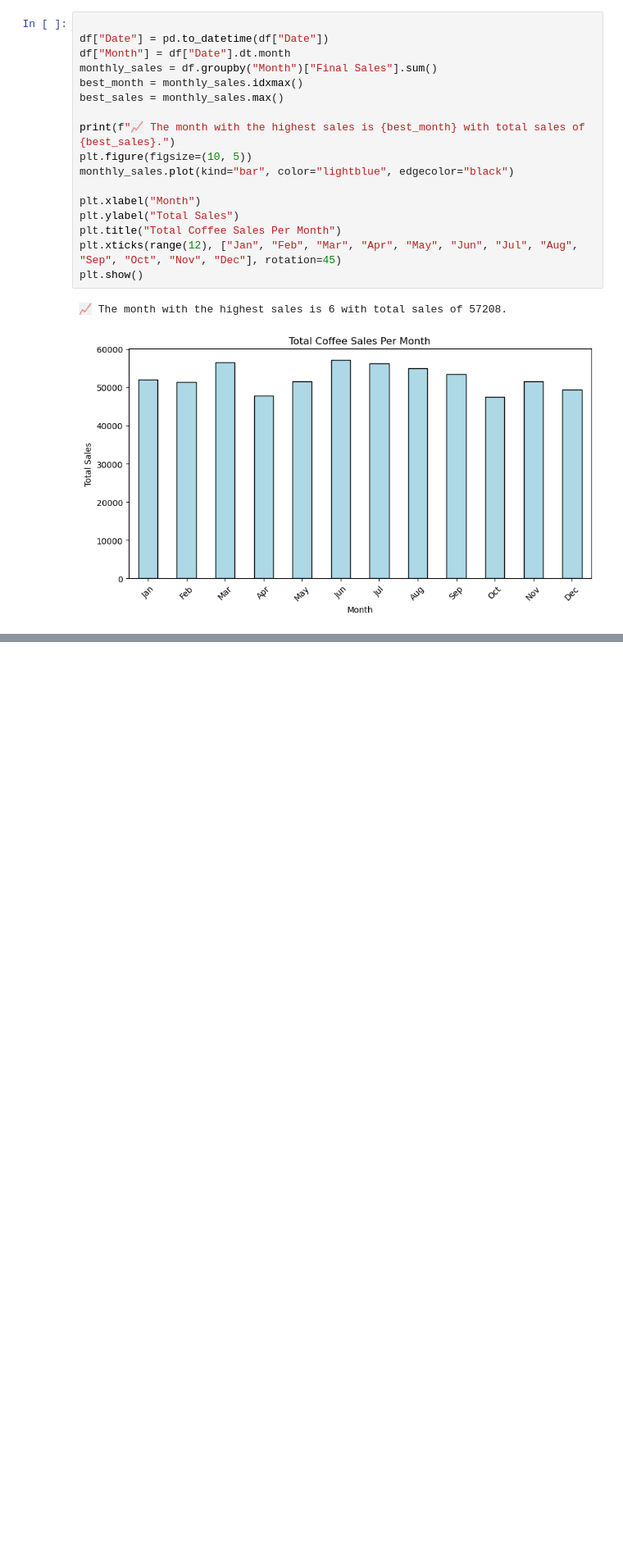
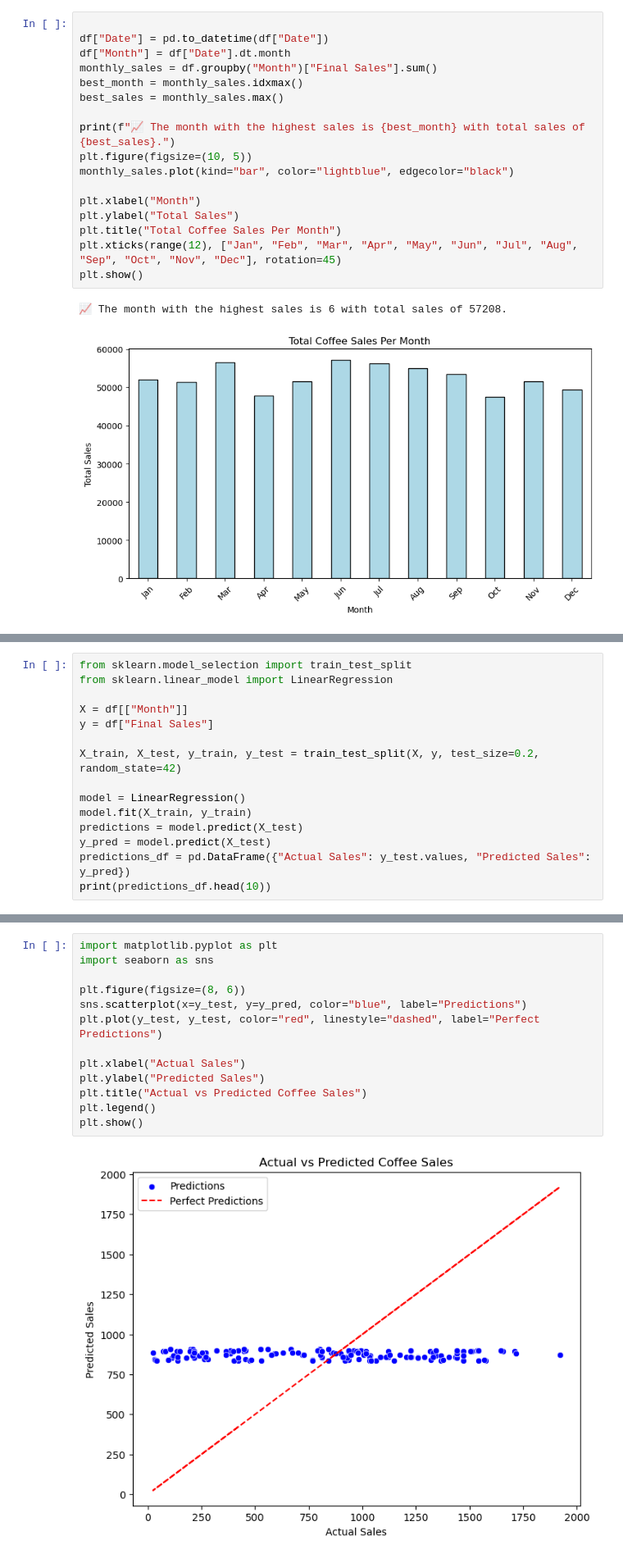
Before and after one commit to githubber197/Coffee_Sales, a Jupyter notebook: coffee_sales.ipynb, the cells around one changed output, grey strips where cells are left out. Shown at 82% size. Saved outputs shown, nothing was run; the diff lists cells and outputs as text; blank space fills up the shorter version.

```diff
--- a/coffee_sales.ipynb
+++ b/coffee_sales.ipynb
@@ -93,0 +194,15 @@ plt.show()
+# %%
+from sklearn.model_selection import train_test_split
+from sklearn.linear_model import LinearRegression
+
+X = df[["Month"]]
+y = df["Final Sales"]
+
+X_train, X_test, y_train, y_test = train_test_split(X, y, test_size=0.2, random_state=42)
+
+model = LinearRegression()
+model.fit(X_train, y_train)
+predictions = model.predict(X_test)
+y_pred = model.predict(X_test)
+predictions_df = pd.DataFrame({"Actual Sales": y_test.values, "Predicted Sales": y_pred})
+print(predictions_df.head(10))
@@ -93,0 +221,15 @@ plt.show()
+# %%
+import matplotlib.pyplot as plt
+import seaborn as sns
+
+plt.figure(figsize=(8, 6))
+sns.scatterplot(x=y_test, y=y_pred, color="blue", label="Predictions")
+plt.plot(y_test, y_test, color="red", linestyle="dashed", label="Perfect Predictions")
+
+plt.xlabel("Actual Sales")
+plt.ylabel("Predicted Sales")
+plt.title("Actual vs Predicted Coffee Sales")
+plt.legend()
+plt.show()
+# %% [output]
+[figure, added]
```
Also changed, not shown: parts of 34 cells of this notebook.
